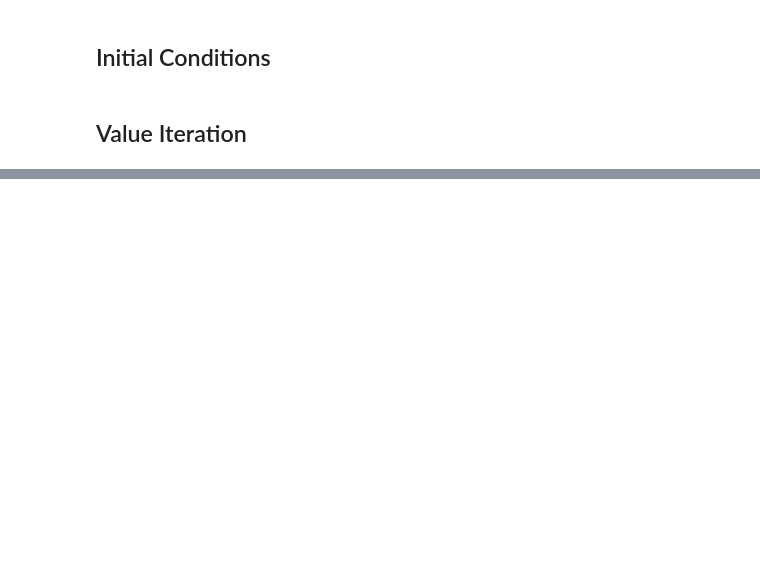
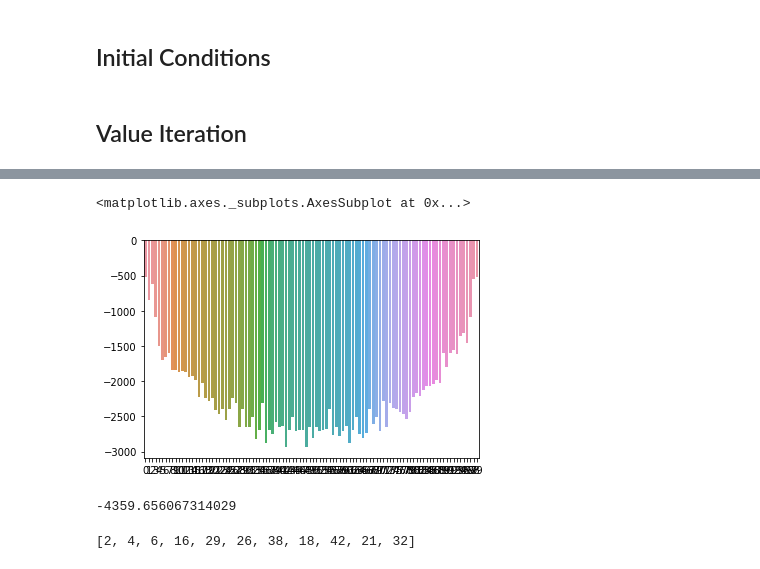
Before and after one commit to blakeelias/pandemic_RL, a Jupyter notebook: code/Cost_Functions.ipynb, the cells around one changed output, grey strips where cells are left out. Cells and saved outputs as stored; diff of their text form; code cells hidden in the pictures; blank space fills up the shorter version.

Commit message:
Finish implementing value iteration; perform a roll-out of an actual episode

```diff
--- a/code/Cost_Functions.ipynb
+++ b/code/Cost_Functions.ipynb
@@ -96,18 +90,22 @@ step(10000, 1.0)
 # %% [markdown]
 ## Value Iteration
 # %%
-value_table = {n: 0 for n in ns}
-# current_state = initial_cases
-
-for i in tqdm(range(20)):
-    new_value_table = {}
-    for state in value_table:
-        rewards = {}
-        for action in rs:
-            new_state, reward = step(state, action)
-            future_reward = value_table[new_state]
-            value = reward + discount * future_reward
-            rewards[action] = value
-        argmax_reward, max_reward = max(rewards.items(), key=lambda x: x[1])
-        new_value_table[state] = max_reward
-    value_table = new_value_table
+def select_action(state, value_table):
+    rewards = {}
+    for action in rs:
+        new_state, reward = step(state, action) # sample a new state
+        future_reward = value_table[new_state]
+        value = reward + discount * future_reward
+        rewards[action] = value
+    argmax_reward, max_reward = max(rewards.items(), key=lambda x: x[1])
+    return argmax_reward, max_reward # action, lifetime value of taking this action
+# %%
+value_table = {n: 0 for n in ns}
+# current_state = initial_cases
+print(value_table)
+for i in tqdm(range(20)):
+    new_value_table = {}
+    for state in value_table:
+        best_action, max_reward = select_action(state, value_table)
+        new_value_table[state] = max_reward
+    value_table = new_value_table
@@ -125,0 +126,6 @@ for i in tqdm(range(20)):
+# %%
+sns.barplot(list(value_table.keys()),
+            list(value_table.values()))
+# %% [output]
+<matplotlib.axes._subplots.AxesSubplot at 0x...>
+[figure, added]
@@ -125,0 +152,8 @@ for i in tqdm(range(20)):
+# %%
+total_reward
+# %% [output]
+-4359.656067314029
+# %%
+state_history
+# %% [output]
+[2, 4, 6, 16, 29, 26, 38, 18, 42, 21, 32]
```
Also changed, not shown: parts of 16 cells of this notebook.
